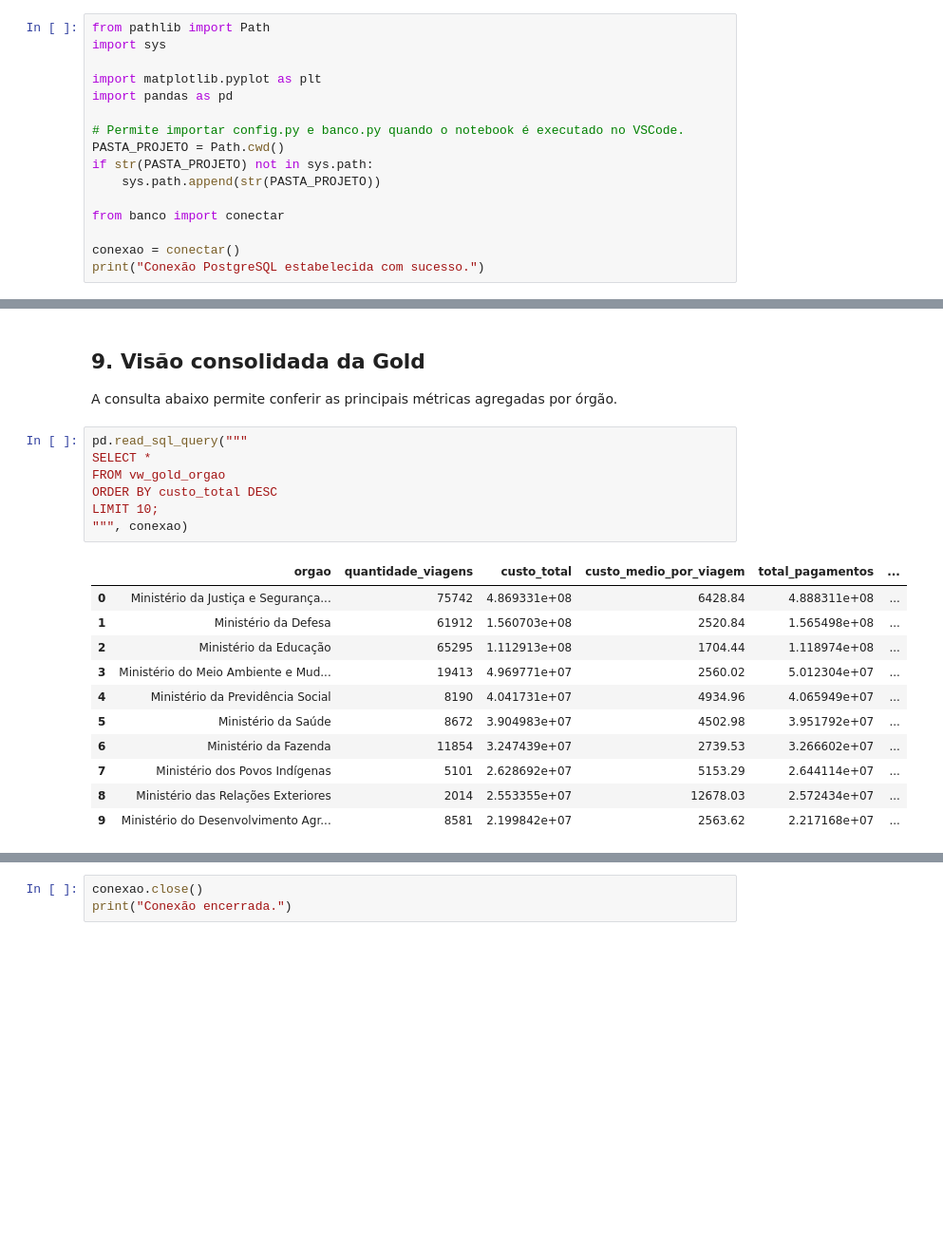
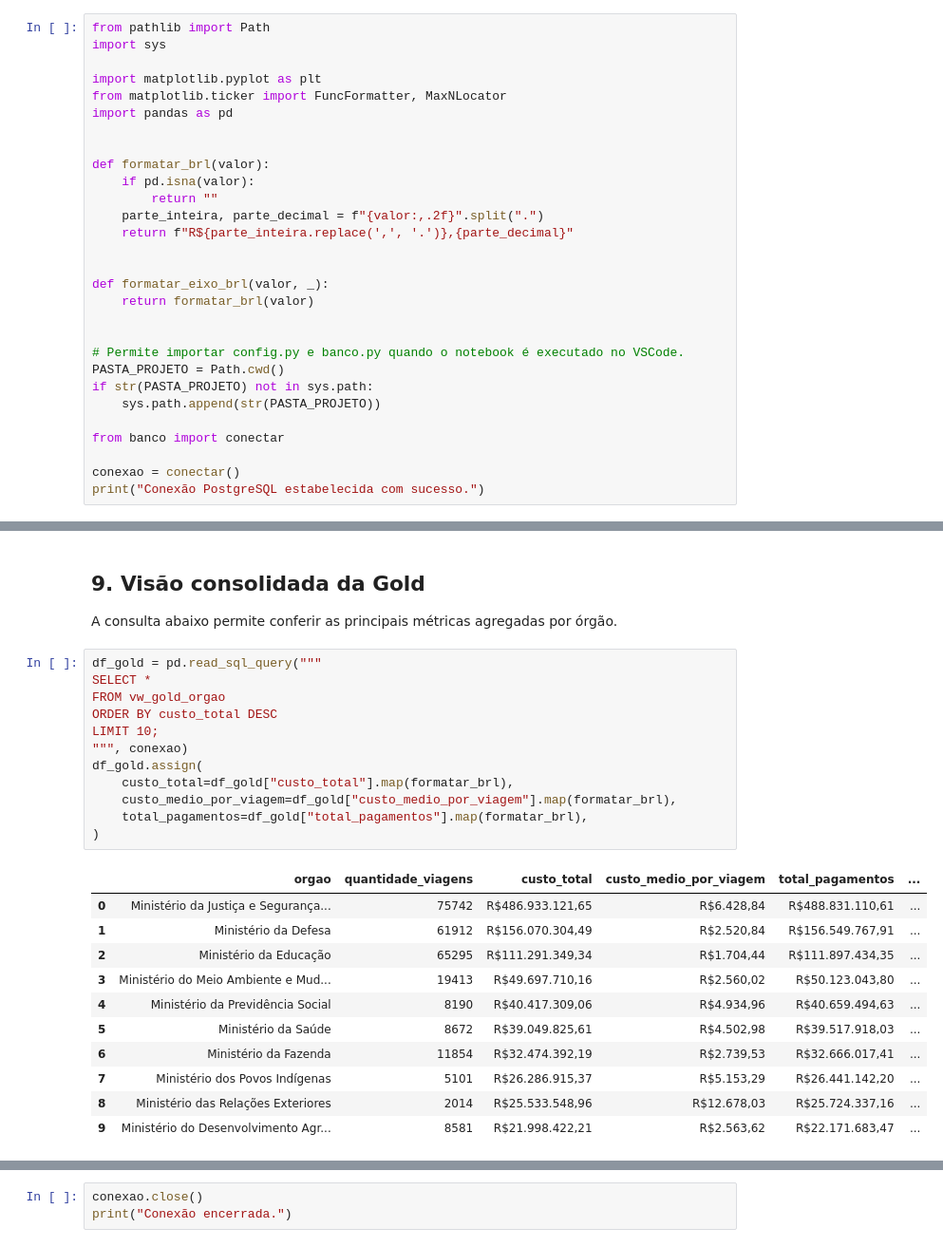
Before and after one commit to jdbmartins/projeto-analise-dados-python-postgresql, a Jupyter notebook: 3_analise.ipynb, the cells around one changed output, grey strips where cells are left out. Shown at 95% size. Drawn from its saved outputs; the diff is of its cells as text; blank space fills up the shorter version.

```diff
--- a/3_analise.ipynb
+++ b/3_analise.ipynb
@@ -13,7 +13,20 @@ from pathlib import Path
 import sys
 
 import matplotlib.pyplot as plt
+from matplotlib.ticker import FuncFormatter, MaxNLocator
 import pandas as pd
+
+
+def formatar_brl(valor):
+    if pd.isna(valor):
+        return ""
+    parte_inteira, parte_decimal = f"{valor:,.2f}".split(".")
+    return f"R${parte_inteira.replace(',', '.')},{parte_decimal}"
+
+
+def formatar_eixo_brl(valor, _):
+    return formatar_brl(valor)
+
 
 # Permite importar config.py e banco.py quando o notebook é executado no VSCode.
 PASTA_PROJETO = Path.cwd()
@@ -350,24 +384,29 @@ plt.show()
 
 A consulta abaixo permite conferir as principais métricas agregadas por órgão.
 # %%
-pd.read_sql_query("""
+df_gold = pd.read_sql_query("""
 SELECT *
 FROM vw_gold_orgao
 ORDER BY custo_total DESC
 LIMIT 10;
 """, conexao)
+df_gold.assign(
+    custo_total=df_gold["custo_total"].map(formatar_brl),
+    custo_medio_por_viagem=df_gold["custo_medio_por_viagem"].map(formatar_brl),
+    total_pagamentos=df_gold["total_pagamentos"].map(formatar_brl),
+)
 # %% [output]
 |  | orgao | quantidade_viagens | custo_total | custo_medio_por_viagem | total_pagamentos | ... |
-| 0 | Ministério da Justiça e Segurança... | 75742 | 4.869331e+08 | 6428.84 | 4.888311e+08 | ... |
-| 1 | Ministério da Defesa | 61912 | 1.560703e+08 | 2520.84 | 1.565498e+08 | ... |
-| 2 | Ministério da Educação | 65295 | 1.112913e+08 | 1704.44 | 1.118974e+08 | ... |
-| 3 | Ministério do Meio Ambiente e Mud... | 19413 | 4.969771e+07 | 2560.02 | 5.012304e+07 | ... |
-| 4 | Ministério da Previdência Social | 8190 | 4.041731e+07 | 4934.96 | 4.065949e+07 | ... |
-| 5 | Ministério da Saúde | 8672 | 3.904983e+07 | 4502.98 | 3.951792e+07 | ... |
-| 6 | Ministério da Fazenda | 11854 | 3.247439e+07 | 2739.53 | 3.266602e+07 | ... |
-| 7 | Ministério dos Povos Indígenas | 5101 | 2.628692e+07 | 5153.29 | 2.644114e+07 | ... |
-| 8 | Ministério das Relações Exteriores | 2014 | 2.553355e+07 | 12678.03 | 2.572434e+07 | ... |
-| 9 | Ministério do Desenvolvimento Agr... | 8581 | 2.199842e+07 | 2563.62 | 2.217168e+07 | ... |
+| 0 | Ministério da Justiça e Segurança... | 75742 | R$486.933.121,65 | R$6.428,84 | R$488.831.110,61 | ... |
+| 1 | Ministério da Defesa | 61912 | R$156.070.304,49 | R$2.520,84 | R$156.549.767,91 | ... |
+| 2 | Ministério da Educação | 65295 | R$111.291.349,34 | R$1.704,44 | R$111.897.434,35 | ... |
+| 3 | Ministério do Meio Ambiente e Mud... | 19413 | R$49.697.710,16 | R$2.560,02 | R$50.123.043,80 | ... |
+| 4 | Ministério da Previdência Social | 8190 | R$40.417.309,06 | R$4.934,96 | R$40.659.494,63 | ... |
+| 5 | Ministério da Saúde | 8672 | R$39.049.825,61 | R$4.502,98 | R$39.517.918,03 | ... |
+| 6 | Ministério da Fazenda | 11854 | R$32.474.392,19 | R$2.739,53 | R$32.666.017,41 | ... |
+| 7 | Ministério dos Povos Indígenas | 5101 | R$26.286.915,37 | R$5.153,29 | R$26.441.142,20 | ... |
+| 8 | Ministério das Relações Exteriores | 2014 | R$25.533.548,96 | R$12.678,03 | R$25.724.337,16 | ... |
+| 9 | Ministério do Desenvolvimento Agr... | 8581 | R$21.998.422,21 | R$2.563,62 | R$22.171.683,47 | ... |
 # %% [markdown]
 ## 10. Interpretação dos resultados e fechamento
 
```
Also changed, not shown: parts of 11 cells of this notebook, 2 other files.
